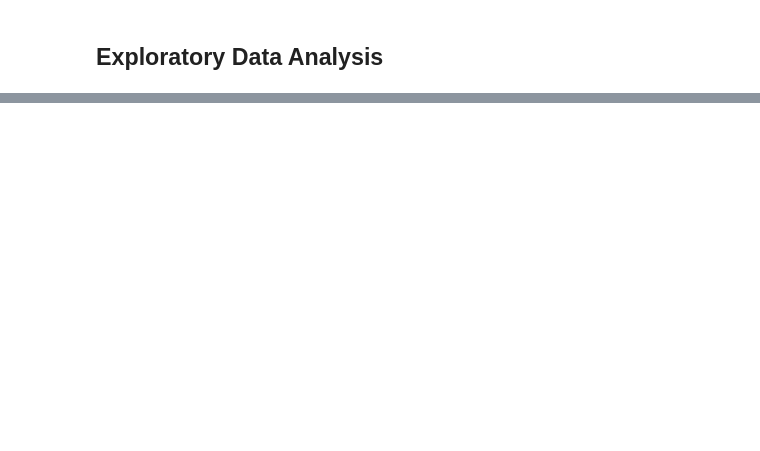
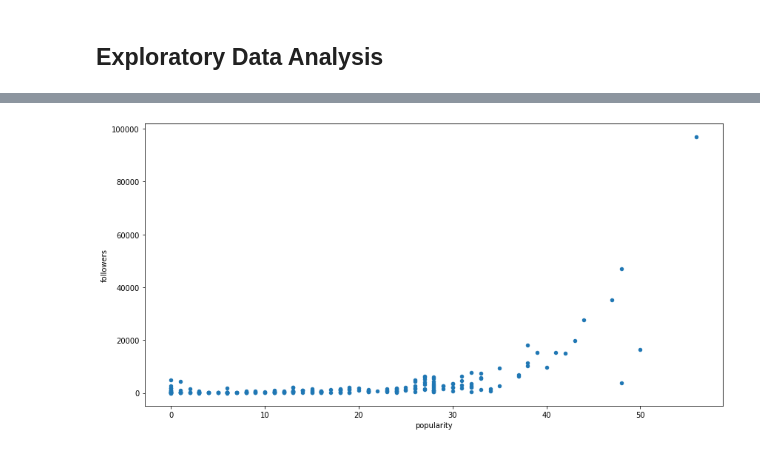
Before and after one commit to leanguardia/bolivian-music, a Jupyter notebook: data/artists_eda.ipynb, the cells around one changed output, grey strips where cells are left out. Cells and saved outputs as stored; diff of their text form; code cells hidden in the pictures; blank space fills up the shorter version.

```diff
--- a/data/artists_eda.ipynb
+++ b/data/artists_eda.ipynb
@@ -112,0 +141,5 @@ df.to_csv('artists_flitered.csv', index=False)
+# %%
+# Popularity vs Followers
+ax = df.plot.scatter(x='popularity', y='followers', figsize=(14,7))
+# %% [output]
+[figure, added]
```
Also changed, not shown: parts of 8 cells of this notebook.
